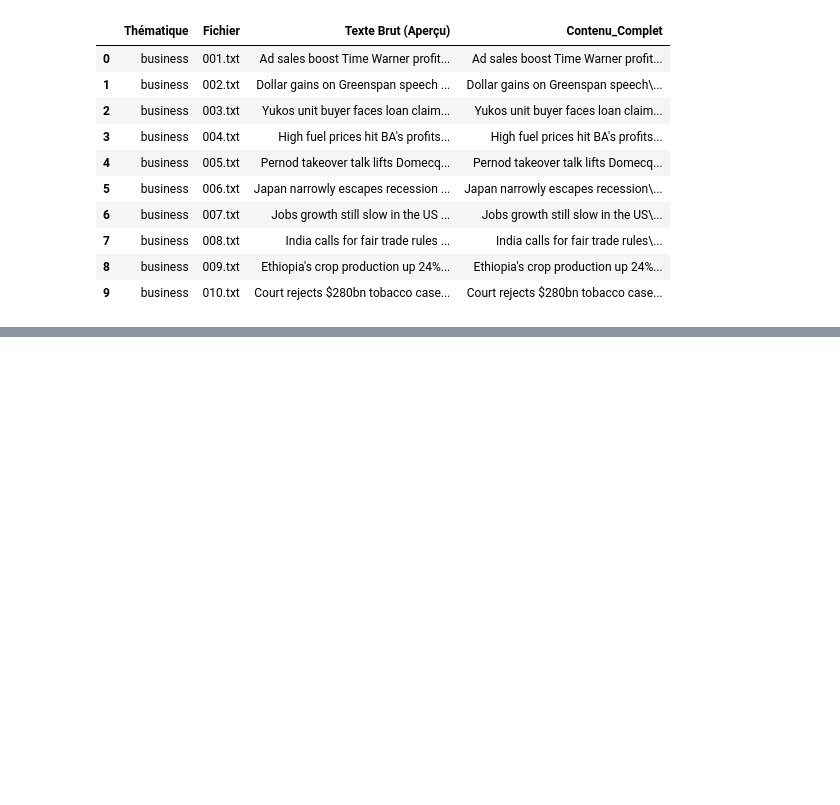
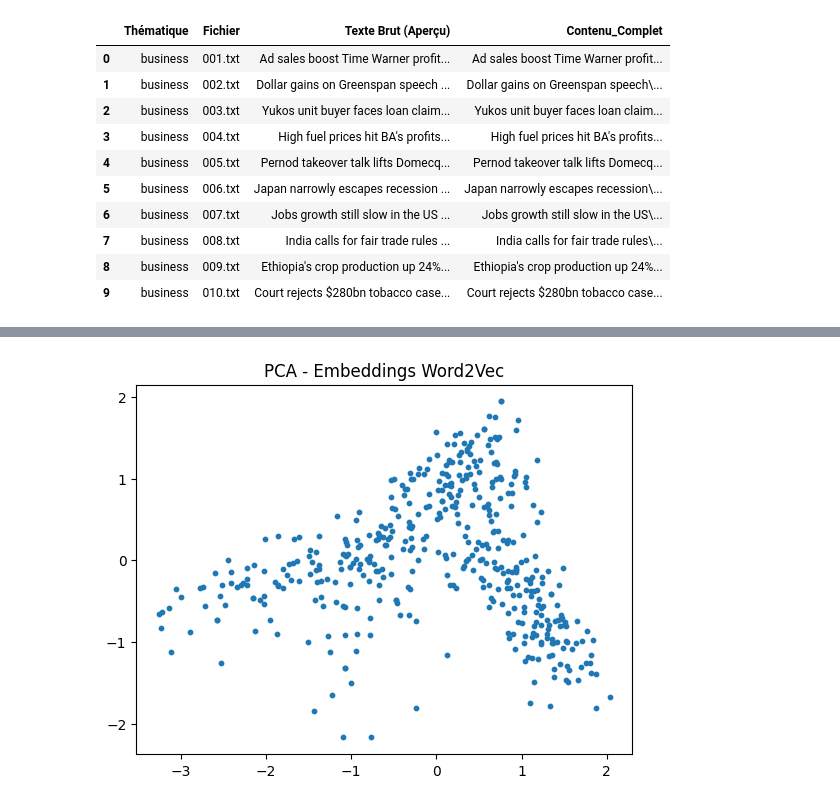
Before and after one commit to iswat-portefolio/projet_nlp, a Jupyter notebook: Untitled24.ipynb, the cells around one changed output, grey strips where cells are left out. Cells and saved outputs as stored; diff of their text form; code cells hidden in the pictures; blank space fills up the shorter version.

```diff
--- a/Untitled24.ipynb
+++ b/Untitled24.ipynb
@@ -117,0 +367,7 @@ display(df_bbc.head(10)) # Si vous êtes dans un Notebook
+# %%
+#3.1 Word2Vec – entraînement sur le corpus BBC
+# Préparation des données
+from gensim.models import Word2Vec
+
+# Tokenisation finale pour Word2Vec
+tokenized_docs = [doc.split() for doc in cleaned_documents]
@@ -117,0 +412,45 @@ display(df_bbc.head(10)) # Si vous êtes dans un Notebook
+# %%
+#3.2 GloVe – chargement d’un modèle pré-entraîné
+# Chargement des vecteurs GloVe
+import numpy as np
+
+glove_embeddings = {}
+
+with open("glove.6B.100d.txt", encoding="utf8") as f:
+    for line in f:
+        values = line.split()
+        word = values[0]
+        vector = np.asarray(values[1:], dtype="float32")
+        glove_embeddings[word] = vector
+# %%
+#Fonction d’embedding GloVe d’un document
+def glove_doc_embedding(doc, embeddings, dim=100):
+    vectors = [embeddings[word] for word in doc.split() if word in embeddings]
+    if len(vectors) == 0:
+        return np.zeros(dim)
+    return np.mean(vectors, axis=0)
+
+#3.3 Embeddings de documents (Word2Vec)
+def w2v_doc_embedding(doc, model, dim=100):
+    vectors = [model.wv[word] for word in doc.split() if word in model.wv]
+    if len(vectors) == 0:
+        return np.zeros(dim)
+    return np.mean(vectors, axis=0)
+
+X_w2v = np.array([w2v_doc_embedding(doc, w2v_model) for doc in cleaned_documents])
+X_glove = np.array([glove_doc_embedding(doc, glove_embeddings) for doc in cleaned_documents])
+
+#3.4 Visualisation PCA / t-SNE
+#PCA
+from sklearn.decomposition import PCA
+import matplotlib.pyplot as plt
+
+pca = PCA(n_components=2)
+X_pca = pca.fit_transform(X_w2v)
+
+plt.figure()
+plt.scatter(X_pca[:, 0], X_pca[:, 1], s=10)
+plt.title("PCA - Embeddings Word2Vec")
+plt.show()
+# %% [output]
+[figure, added]
```
Also changed, not shown: parts of 24 cells of this notebook.
